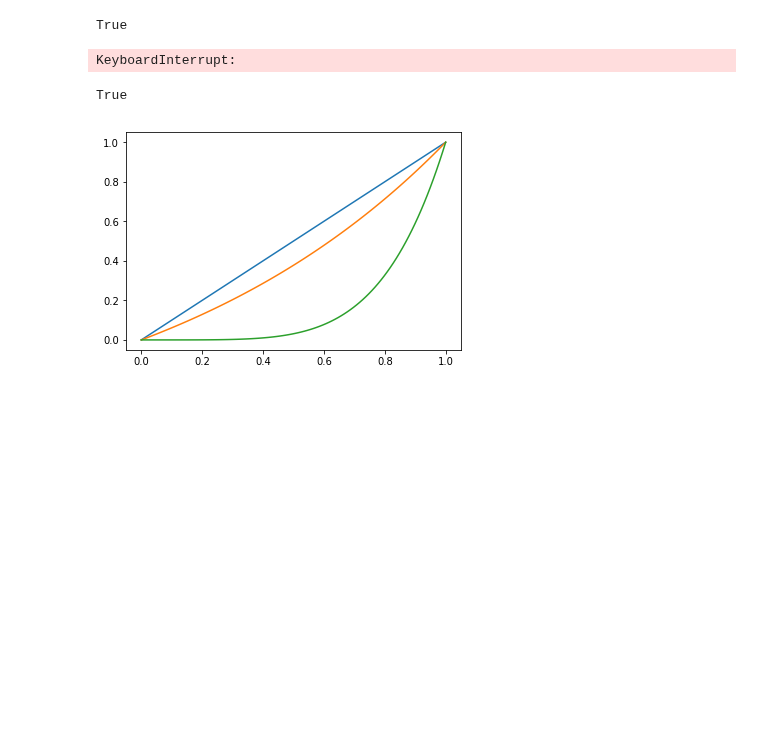
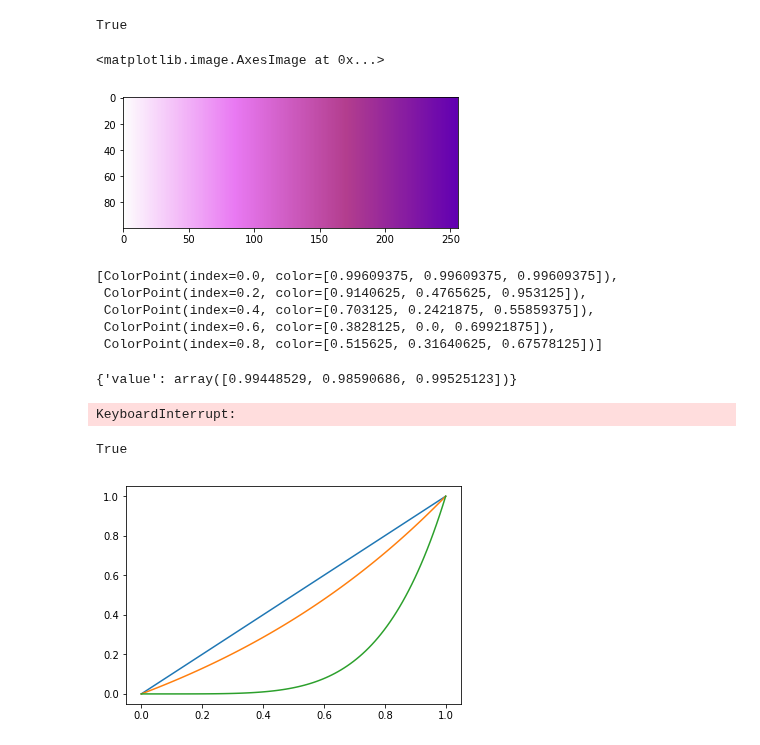
Before and after one commit to nuru-nu/moyo, a Jupyter notebook: notebooks/FadeCandy.ipynb, the cells around one changed output. Saved outputs shown, nothing was run; the diff lists cells and outputs as text; code cells hidden in the pictures; blank space fills up the shorter version.

```diff
--- a/notebooks/FadeCandy.ipynb
+++ b/notebooks/FadeCandy.ipynb
@@ -26,0 +64,24 @@ True
+# %%
+# colors = [
+#     ColorPoint(0, (1, 0, 0)),
+#     ColorPoint(0.33, (1, 0, 1)),
+#     ColorPoint(0.66, (0, 0, 1))
+# ]
+
+colors += [ColorPoint(1, colors[0].color)]
+
+n = 256
+xs = np.linspace(0, 1, n)
+
+img = np.array([
+    np.interp(xs, [c.index for c in colors], [c.color[i] for c in colors])
+    for i in range(3)
+]).T
+
+plt.imshow(
+np.array([
+    img for y in range(100)
+]))
+# %% [output]
+<matplotlib.image.AxesImage at 0x...>
+[figure, added]
@@ -27,3 +97,24 @@ True
+# %%
+blueish_palette
+# %% [output]
+[ColorPoint(index=0.0, color=[0.99609375, 0.99609375, 0.99609375]),
+ ColorPoint(index=0.2, color=[0.9140625, 0.4765625, 0.953125]),
+ ColorPoint(index=0.4, color=[0.703125, 0.2421875, 0.55859375]),
+ ColorPoint(index=0.6, color=[0.3828125, 0.0, 0.69921875]),
+ ColorPoint(index=0.8, color=[0.515625, 0.31640625, 0.67578125])]
+# %%
+# https://coolors.co/ffffff-ea7af4-b43e8f-6200b3-8451ad
+blueish_palette = A.parse_colors_co_scss('''
+$color1: rgba(255, 255, 255, 1);
+$color2: rgba(234, 122, 244, 1);
+$color3: rgba(180, 62, 143, 1);
+$color4: rgba(98, 0, 179, 1);
+$color5: rgba(132, 81, 173, 1);
+''')
+a = A.ColorPalette(colors=blueish_palette)
+a(value=.5)
+# %% [output]
+{'value': array([0.99448529, 0.98590686, 0.99525123])}
 # %%
 on_length = 5
 off_length = 15
```
Also changed, not shown: parts of 5 cells of this notebook, 3 other files.
